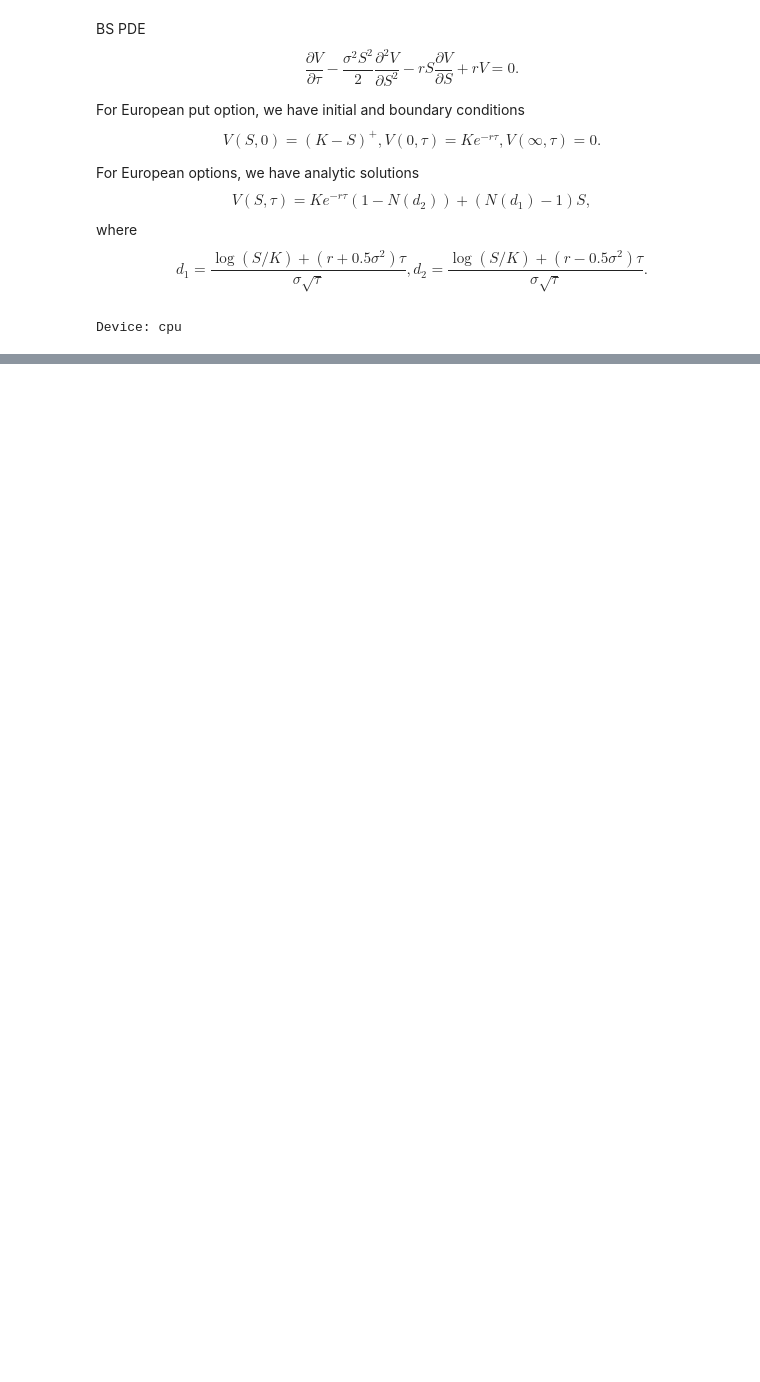
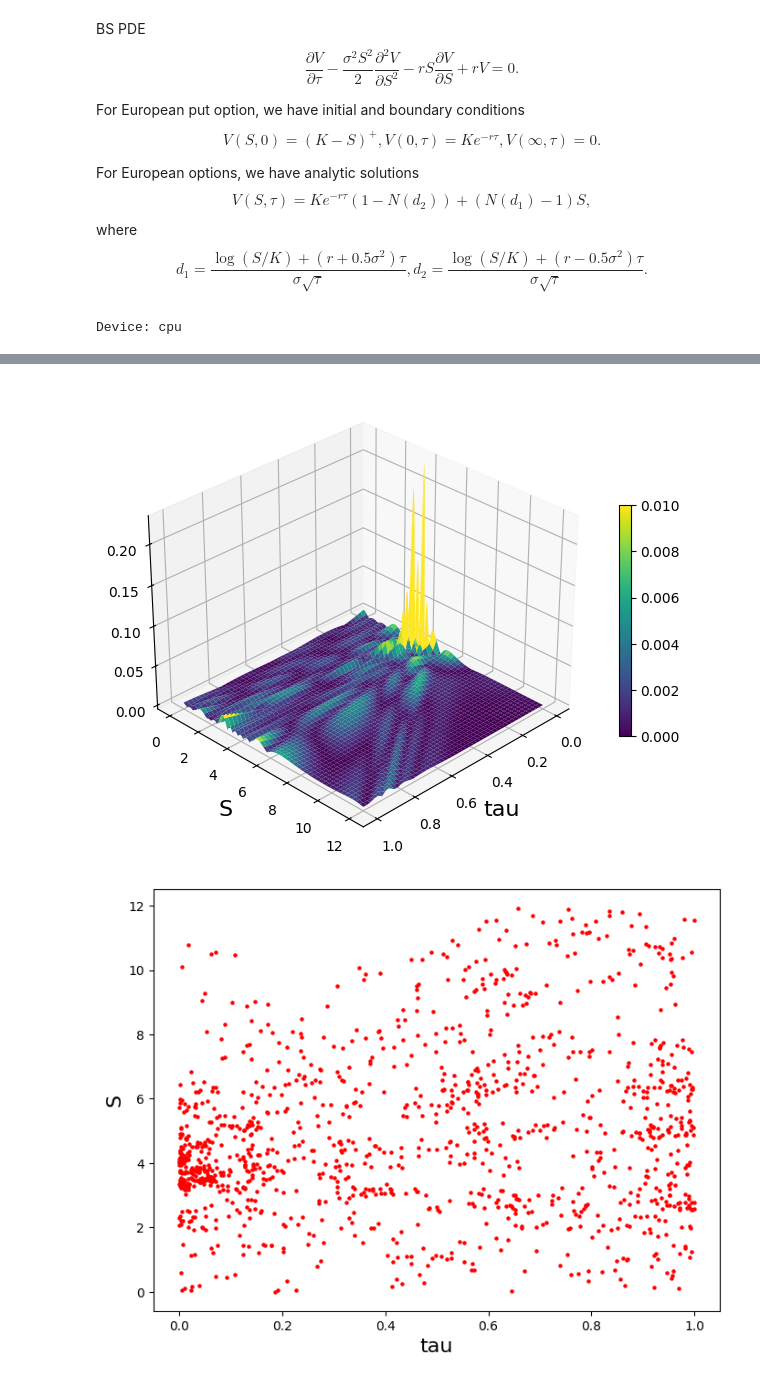
Before and after one commit to liyiyan128/Option-Pricing-Using-Physics-Informed-Neural-Networks, a Jupyter notebook: PINN_example.ipynb, the cells around one changed output, grey strips where cells are left out. Saved outputs shown, nothing was run; the diff lists cells and outputs as text; code cells hidden in the pictures; blank space fills up the shorter version.

```diff
--- a/PINN_example.ipynb
+++ b/PINN_example.ipynb
@@ -88,0 +107,42 @@ Final loss: 1.3270479485072428e-05
+# %%
+from scipy.ndimage import gaussian_filter
+
+
+S_eval = torch.linspace(0, S_inf, 1000)
+tau_eval = torch.linspace(0, T, 1000)
+S_eval, tau_eval = torch.meshgrid(S_eval, tau_eval, indexing='xy')
+S_eval.requires_grad = True
+tau_eval.requires_grad = True
+pde_err_abs = model.pde_nn(S_eval.reshape(-1, 1), tau_eval.reshape(-1, 1)).reshape(1000, 1000).abs().detach().numpy()
+# Scott's rule n**(-1./(d+4))
+sigma_scott = pde_err_abs.std() * pde_err_abs.size ** (-1/6)
+pde_err_abs = gaussian_filter(pde_err_abs, sigma=sigma_scott)
+
+# sample from pde_err_abs
+n_samples = N_pde // 2
+probs = pde_err_abs.flatten() / pde_err_abs.flatten().sum()
+idx = np.random.choice(1000*1000, size=n_samples, p=probs)
+S_pde_resample = S_eval.flatten()[idx].reshape(-1, 1)
+tau_pde_resample = tau_eval.flatten()[idx].reshape(-1, 1)
+
+
+# 3d scatter pde error abs
+fig = plt.figure(figsize=(8, 6))
+ax = fig.add_subplot(111, projection='3d')
+surf = ax.plot_surface(tau_eval.detach(), S_eval.detach(), pde_err_abs, cmap='viridis', vmin=0, vmax=0.01)
+cbar = fig.colorbar(surf, location='right', shrink=0.5)
+ax.set_xlabel('tau', fontsize=16)
+ax.set_ylabel('S', fontsize=16)
+ax.view_init(elev=30, azim=45)
+plt.show()
+
+
+# plot samples
+fig = plt.figure(figsize=(8, 6))
+plt.scatter(tau_pde_resample.detach(), S_pde_resample.detach(), s=5, c='r', label='Resampled PDE samples')
+plt.xlabel('tau', fontsize=16)
+plt.ylabel('S', fontsize=16)
+plt.show()
+# %% [output]
+[figure, added]
+[figure, added]
```
Also changed, not shown: parts of 6 cells of this notebook, 2 other files.
